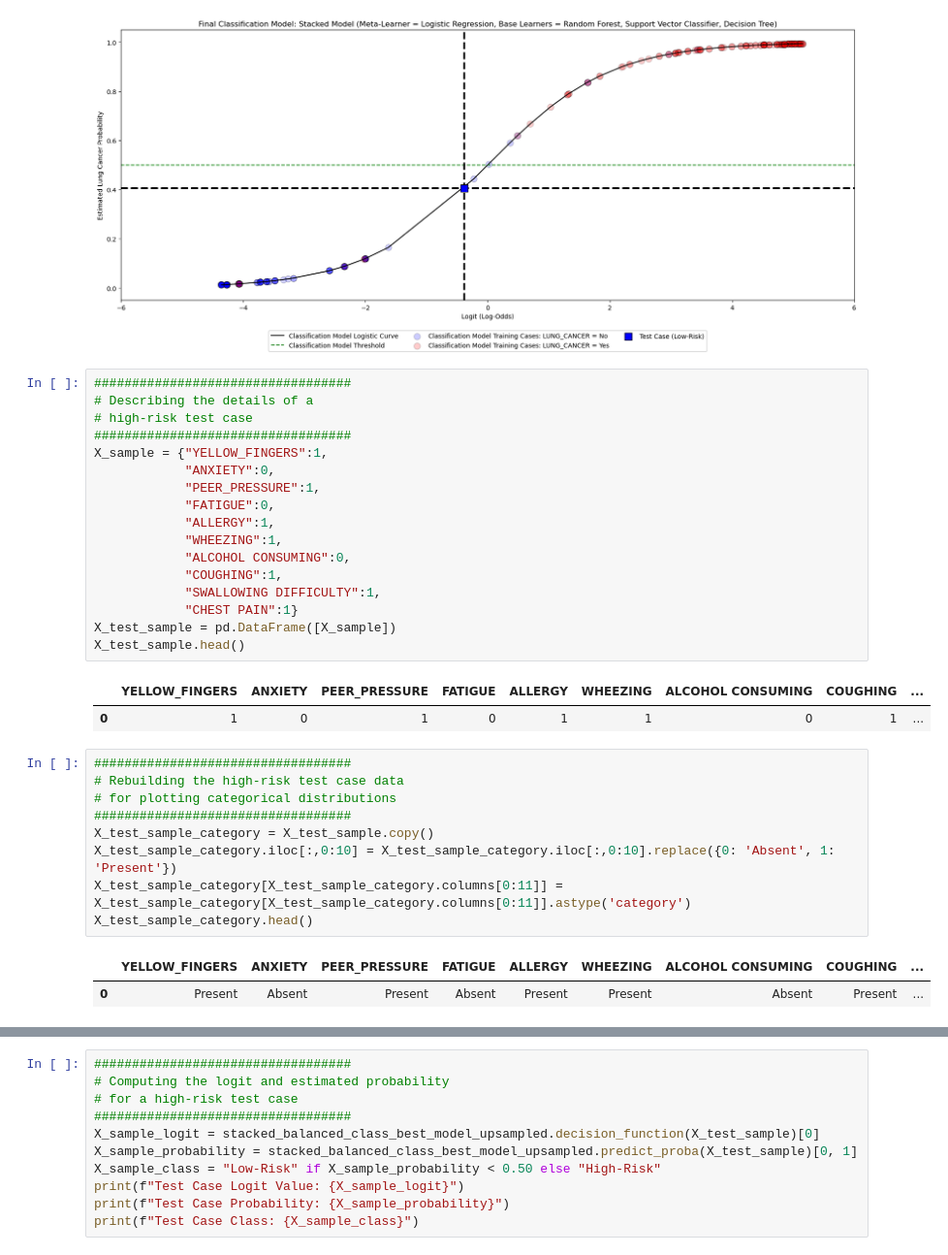
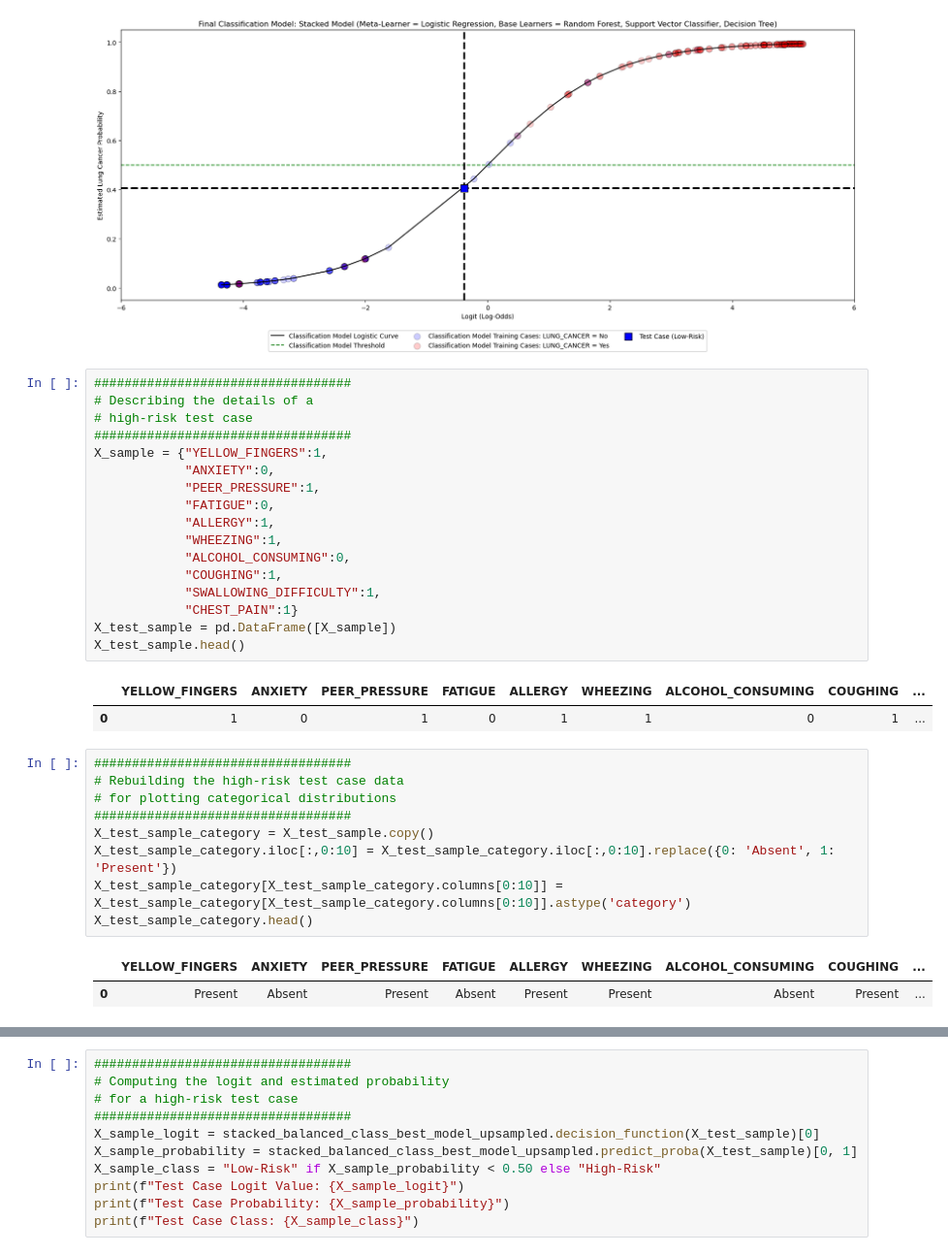
Before and after one commit to JohnPaulinePineda/Portfolio_Project_54, a Jupyter notebook: codes/EstimatingLungCancerProbabilitiesFromDemographicFactorsAndBehavioralIndicators.ipynb, the cells around one changed output, grey strips where cells are left out. Shown at 97% size. Cells and saved outputs as stored; diff of their text form.

```diff
--- a/codes/EstimatingLungCancerProbabilitiesFromDemographicFactorsAndBehavioralIndicators.ipynb
+++ b/codes/EstimatingLungCancerProbabilitiesFromDemographicFactorsAndBehavioralIndicators.ipynb
@@ -3547,22 +3681,22 @@ plt.show()
 # %%
 ##################################
 # Describing the details of a
 # high-risk test case
 ##################################
 X_sample = {"YELLOW_FINGERS":1,
             "ANXIETY":0,
             "PEER_PRESSURE":1,
             "FATIGUE":0,
             "ALLERGY":1,
             "WHEEZING":1,
-            "ALCOHOL CONSUMING":0,
+            "ALCOHOL_CONSUMING":0,
             "COUGHING":1,
-            "SWALLOWING DIFFICULTY":1,
-            "CHEST PAIN":1}
+            "SWALLOWING_DIFFICULTY":1,
+            "CHEST_PAIN":1}
 X_test_sample = pd.DataFrame([X_sample])
 X_test_sample.head()
 # %% [output]
-|  | YELLOW_FINGERS | ANXIETY | PEER_PRESSURE | FATIGUE | ALLERGY | WHEEZING | ALCOHOL CONSUMING | COUGHING | ... |
+|  | YELLOW_FINGERS | ANXIETY | PEER_PRESSURE | FATIGUE | ALLERGY | WHEEZING | ALCOHOL_CONSUMING | COUGHING | ... |
 | 0 | 1 | 0 | 1 | 0 | 1 | 1 | 0 | 1 | ... |
 # %%
 ##################################
@@ -3571,10 +3705,10 @@ X_test_sample.head()
 ##################################
 X_test_sample_category = X_test_sample.copy()
 X_test_sample_category.iloc[:,0:10] = X_test_sample_category.iloc[:,0:10].replace({0: 'Absent', 1: 'Present'})
-X_test_sample_category[X_test_sample_category.columns[0:11]] = X_test_sample_category[X_test_sample_category.columns[0:11]].astype('category')
+X_test_sample_category[X_test_sample_category.columns[0:10]] = X_test_sample_category[X_test_sample_category.columns[0:10]].astype('category')
 X_test_sample_category.head()
 # %% [output]
-|  | YELLOW_FINGERS | ANXIETY | PEER_PRESSURE | FATIGUE | ALLERGY | WHEEZING | ALCOHOL CONSUMING | COUGHING | ... |
+|  | YELLOW_FINGERS | ANXIETY | PEER_PRESSURE | FATIGUE | ALLERGY | WHEEZING | ALCOHOL_CONSUMING | COUGHING | ... |
 | 0 | Present | Absent | Present | Absent | Present | Present | Absent | Present | ... |
 # %%
 ##################################
```
Also changed, not shown: parts of 30 cells of this notebook, 19 other files.
